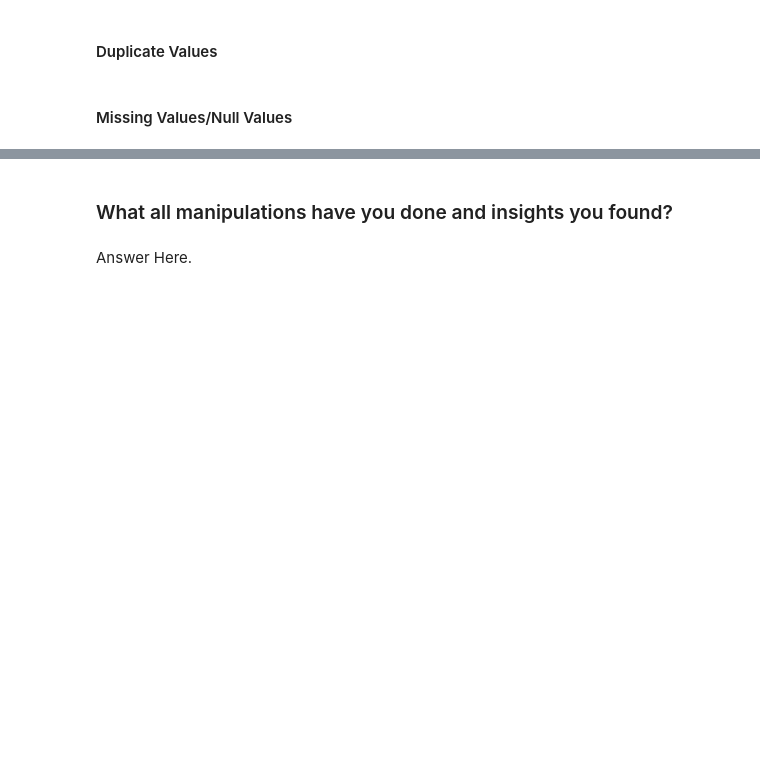
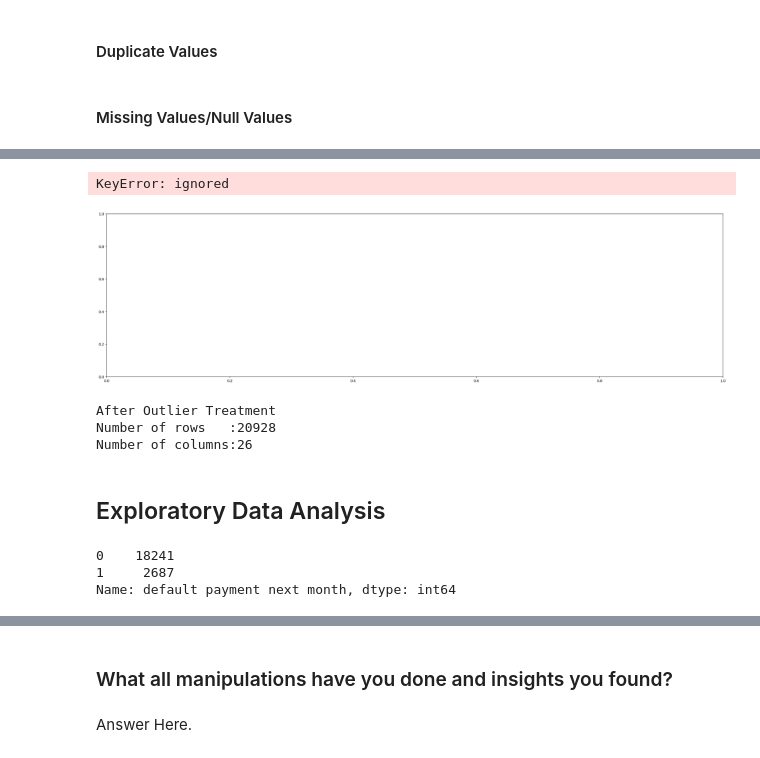
Before and after one commit to Aneel45/Credit_Card_Default_Prediction, a Jupyter notebook: Credit_Card_Default_prediction_Aneel_chavhan_.ipynb, the cells around one changed output, grey strips where cells are left out. Cells and saved outputs as stored; diff of their text form; code cells hidden in the pictures; blank space fills up the shorter version.

```diff
--- a/Credit_Card_Default_prediction_Aneel_chavhan_.ipynb
+++ b/Credit_Card_Default_prediction_Aneel_chavhan_.ipynb
@@ -144,0 +218,3 @@ Answer Here
+# %%
+#Replacing the name from 0 to 1 in order to maintain the sequence
+df.rename(columns={'PAY_0':'PAY_1'},inplace=True)
@@ -144,0 +234,14 @@ Answer Here
+# %%
+# Creating Age Buckets Column for EDA
+def age_buckets(x):
+  if x>20 and x<=30:
+    age='20-30'
+  elif x>30 and x<=40:
+    age= '31-40'
+  elif x>40 and x<=50:
+    age= '41-50'
+  else:
+    age= '60+'
+  return age
+
+df['age_buckets']=df['AGE'].apply(age_buckets)
@@ -144,0 +289,49 @@ Answer Here
+# %%
+# Treating Pay Columns
+# Since 90 percent of our PAY data lies between -2 and 1 we will remove rest of the observations
+df = df[(df.PAY_SEPT < 2) & (df.PAY_AUG < 2) & (df.PAY_JUL < 2) & (df.PAY_JUN < 2) & (df.PAY_MAY < 2)  & (df.PAY_MAY < 2) & (df.PAY_APR < 2)]
+# %%
+# Treating Limit Balance
+# Removing outliers using z score method on Limit Balance column.
+df['Z_LIMIT_BAL'] = np.abs(stats.zscore(df['LIMIT_BAL']))
+df = df[(df['Z_LIMIT_BAL'] < 3)]
+df.drop(['Z_LIMIT_BAL'],axis=1,inplace=True)
+
+# Treating Age Column
+df=df[(df.AGE)<61]
+
+# Treating Education Column
+df=df[(df.EDUCATION)<4]
+# %%
+lst_box = df[['PAY_SEPT','PAY_AUG','PAY_JUL','PAY_JUN','PAY_MAY','PAY_APR','LIMIT_BAL','SEX','EDUCATION','MARRIAGE','AGE']]
+# Box plot to detect outliers
+plt.figure(figsize = (70,100))
+# sns.set_theme()
+for i in enumerate(lst_box):
+  plt.subplot(10, 2, i[0]+1)
+#   sns.set(font_scale = 2)
+  sns.boxplot(x=df[i[0]],color= '#416986')
+  plt.xlabel(i[1], fontsize=40)
+
+sns.reset_orig()
+# %% [output]
+KeyError: ignored
+[figure, added]
+# %%
+# Since the box plot of BILL_AMT and PAY_AMT shows that most of the data belongs outside of 4th quartile removing outliers is not feasible
+# to remove outliers from them
+print('\033[1mAfter Outlier Treatment\033[0m')
+print('Number of rows   :{}\nNumber of columns:{}'.format(df.shape[0],df.shape[1]))
+# %% [output]
+After Outlier Treatment
+Number of rows   :20928
+Number of columns:26
+# %% [markdown]
+## Exploratory Data Analysis
+# %%
+# Checking values in dependent variable
+df['default payment next month'].value_counts()
+# %% [output]
+0    18241
+1     2687
+Name: default payment next month, dtype: int64
```
Also changed, not shown: parts of 50 cells of this notebook.
